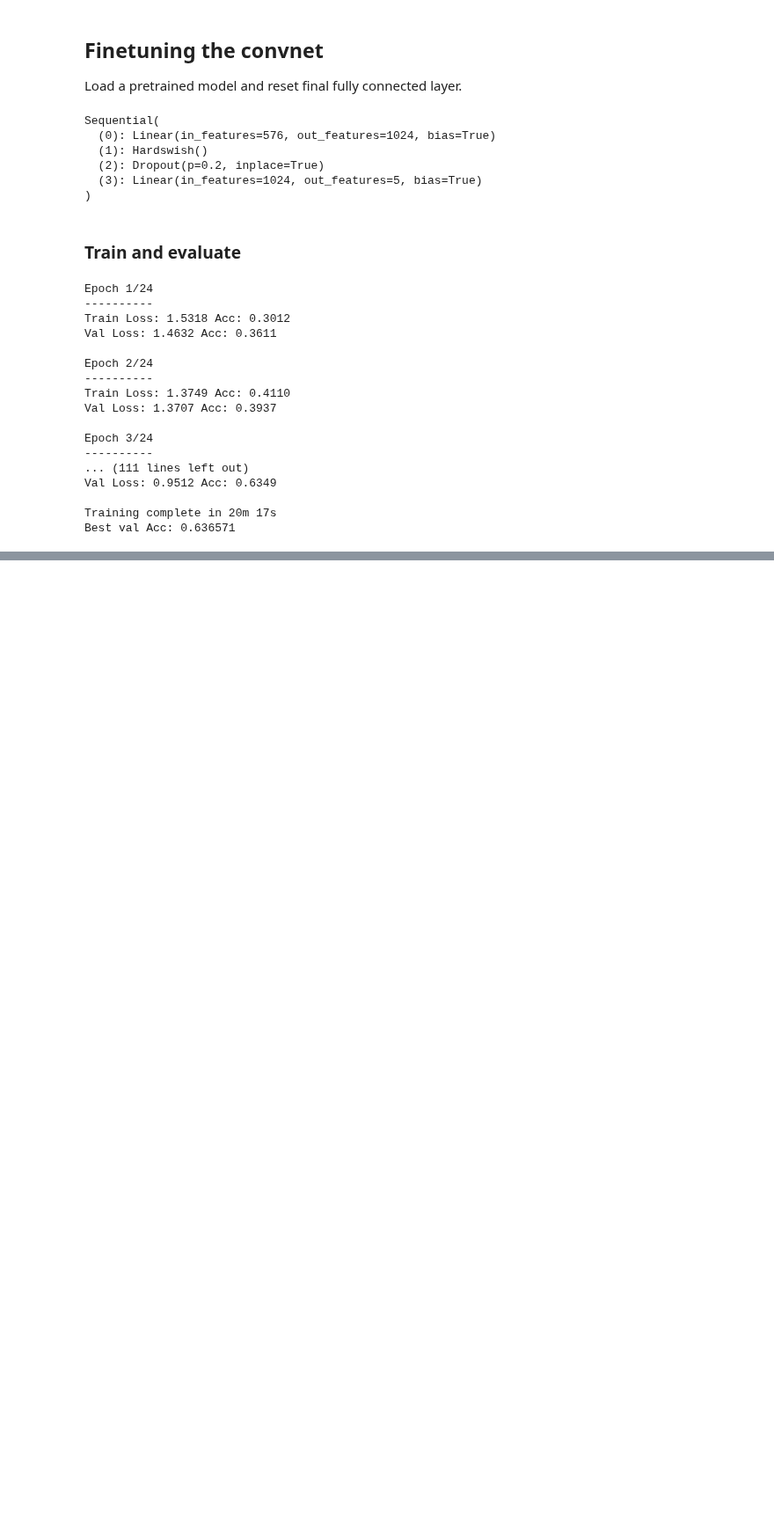
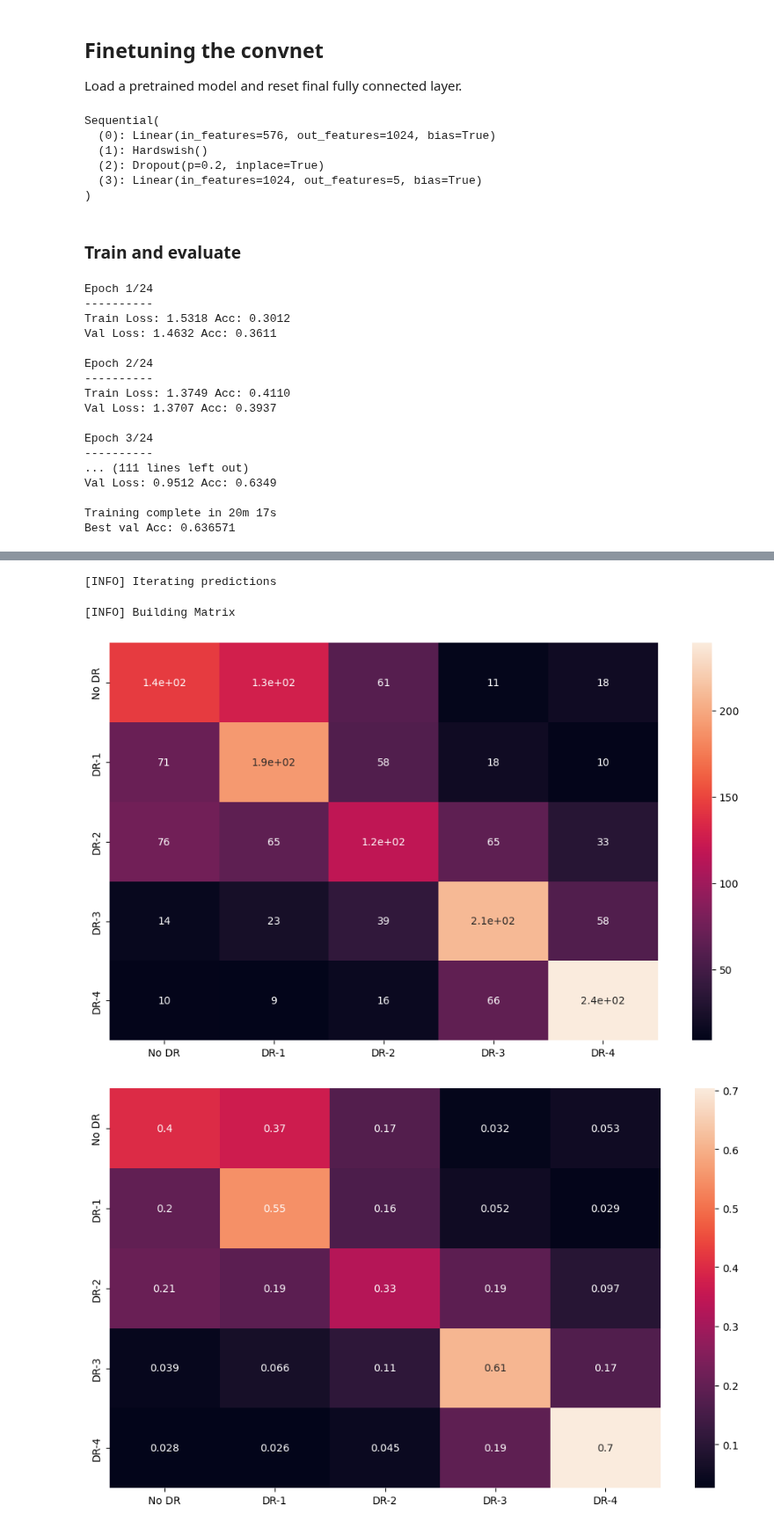
Before and after one commit to AlbertoRomanRamosRodriguez/Tesis-de-Grado, a Jupyter notebook: Mobilenetv3_ident_dr.ipynb, the cells around one changed output, grey strips where cells are left out. Shown at 88% size. Cells and saved outputs as stored; diff of their text form; code cells hidden in the pictures; blank space fills up the shorter version.

Commit message:
calculating confusion matrix and saving model

```diff
--- a/Mobilenetv3_ident_dr.ipynb
+++ b/Mobilenetv3_ident_dr.ipynb
@@ -259,0 +275,44 @@ visualize_model(model_ft)
+# %%
+y_pred = []
+y_true = []
+
+print("[INFO] Iterating predictions")
+# iterate over test data
+for inputs, labels in dataloaders['Test']:
+        output = model_ft(inputs) # Feed Network
+
+        output = (torch.max(torch.exp(output), 1)[1]).data.cpu().numpy()
+        y_pred.extend(output) # Save Prediction
+
+        labels = labels.data.cpu().numpy()
+        y_true.extend(labels) # Save Truth
+# %% [output]
+[INFO] Iterating predictions
+# %%
+print("[INFO] Building Matrix")
+# constant for classes
+classes = ('No DR', 'DR-1', 'DR-2', 'DR-3', 'DR-4')
+
+def get_matrix(cfm: np.ndarray, pct:True):
+        if pct:
+                return cfm / np.sum(cfm, axis=1)
+        else:
+                return cfm
+
+OUTPATH = os.path.sep.join(['output',f'{FILENAME}'])
+if not os.path.exists(OUTPATH):
+        os.mkdir(OUTPATH)
+
+# Build confusion matrix
+cf_matrix = confusion_matrix(y_true, y_pred)
+for pct in (False, True):
+        df_cm = pd.DataFrame(get_matrix(cfm=cf_matrix,pct=pct), index = [i for i in classes],
+                        columns = [i for i in classes])
+        plt.figure(figsize = (12,7))
+        sn.heatmap(df_cm, annot=True)
+        cm_path = os.path.sep.join([OUTPATH, f'confusion_matrix_pct_{pct}.png'])
+        plt.savefig(cm_path)
+# %% [output]
+[INFO] Building Matrix
+[figure, added]
+[figure, added]
```
Also changed, not shown: parts of 5 cells of this notebook.
